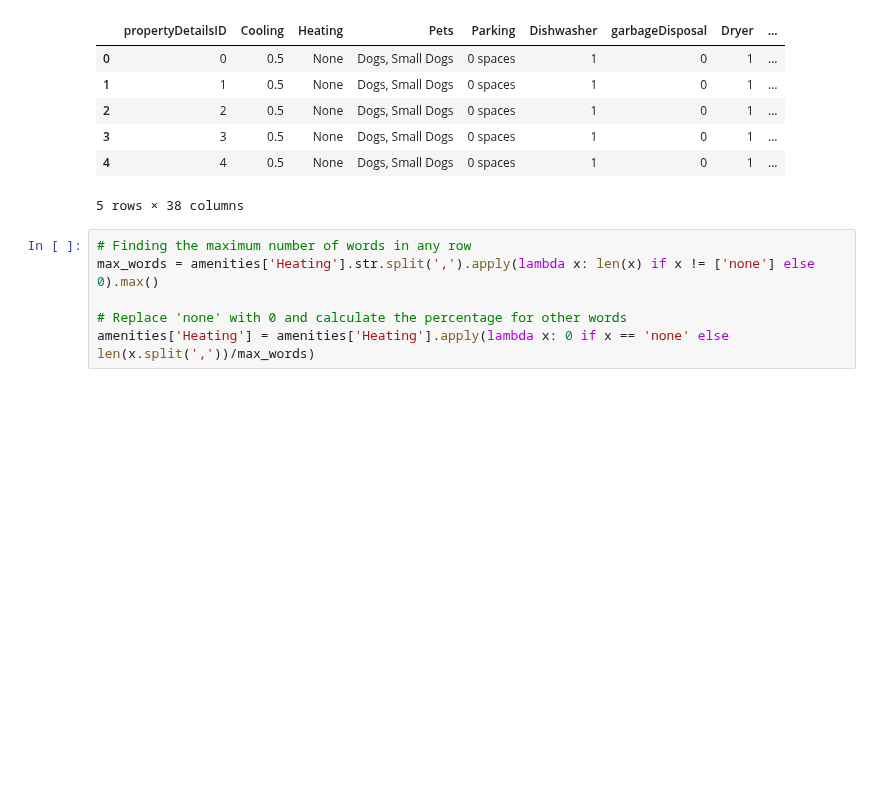
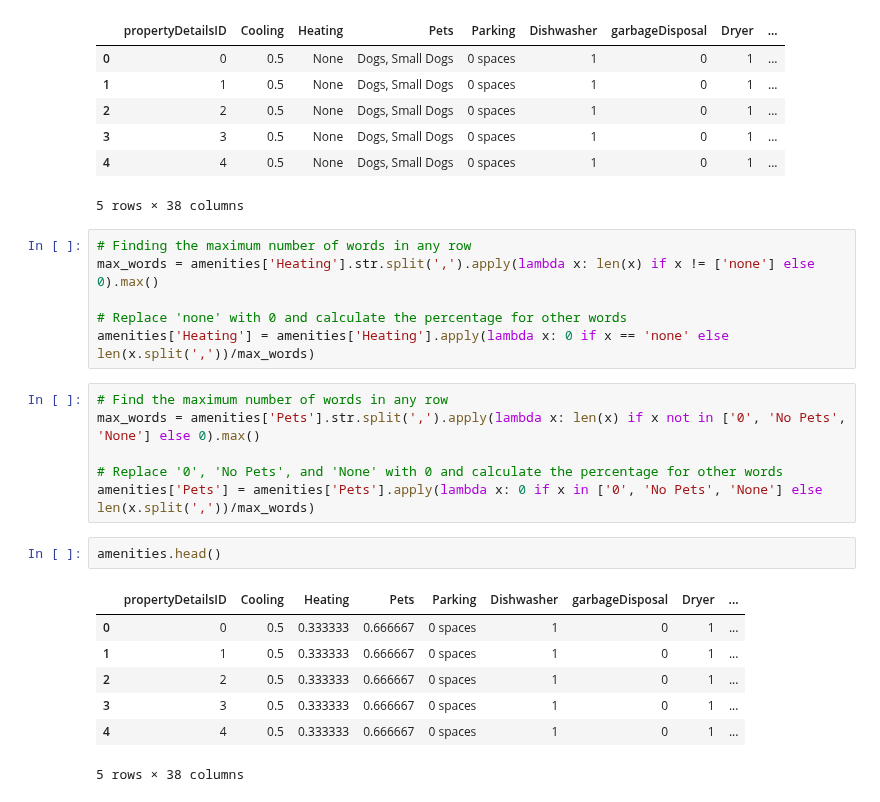
Before and after one commit to oisintheginger/mscfinalproject, a Jupyter notebook: Documents/Stephen_Workspace/Tagging System.ipynb, the cells around one changed output. Drawn from its saved outputs; the diff is of its cells as text; blank space fills up the shorter version.

Commit message:
converting more words and the number zero
doing the conversions for pets column

```diff
--- a/Documents/Stephen_Workspace/Tagging System.ipynb
+++ b/Documents/Stephen_Workspace/Tagging System.ipynb
@@ -254,3 +254,19 @@ max_words = amenities['Heating'].str.split(',').apply(lambda x: len(x) if x != [
 
 # Replace 'none' with 0 and calculate the percentage for other words
 amenities['Heating'] = amenities['Heating'].apply(lambda x: 0 if x == 'none' else len(x.split(','))/max_words)
+# %%
+# Find the maximum number of words in any row
+max_words = amenities['Pets'].str.split(',').apply(lambda x: len(x) if x not in ['0', 'No Pets', 'None'] else 0).max()
+
+# Replace '0', 'No Pets', and 'None' with 0 and calculate the percentage for other words
+amenities['Pets'] = amenities['Pets'].apply(lambda x: 0 if x in ['0', 'No Pets', 'None'] else len(x.split(','))/max_words)
+# %%
+amenities.head()
+# %% [output]
+|  | propertyDetailsID | Cooling | Heating | Pets | Parking | Dishwasher | garbageDisposal | Dryer | ... |
+| 0 | 0 | 0.5 | 0.333333 | 0.666667 | 0 spaces | 1 | 0 | 1 | ... |
+| 1 | 1 | 0.5 | 0.333333 | 0.666667 | 0 spaces | 1 | 0 | 1 | ... |
+| 2 | 2 | 0.5 | 0.333333 | 0.666667 | 0 spaces | 1 | 0 | 1 | ... |
+| 3 | 3 | 0.5 | 0.333333 | 0.666667 | 0 spaces | 1 | 0 | 1 | ... |
+| 4 | 4 | 0.5 | 0.333333 | 0.666667 | 0 spaces | 1 | 0 | 1 | ... |
+5 rows × 38 columns
```
